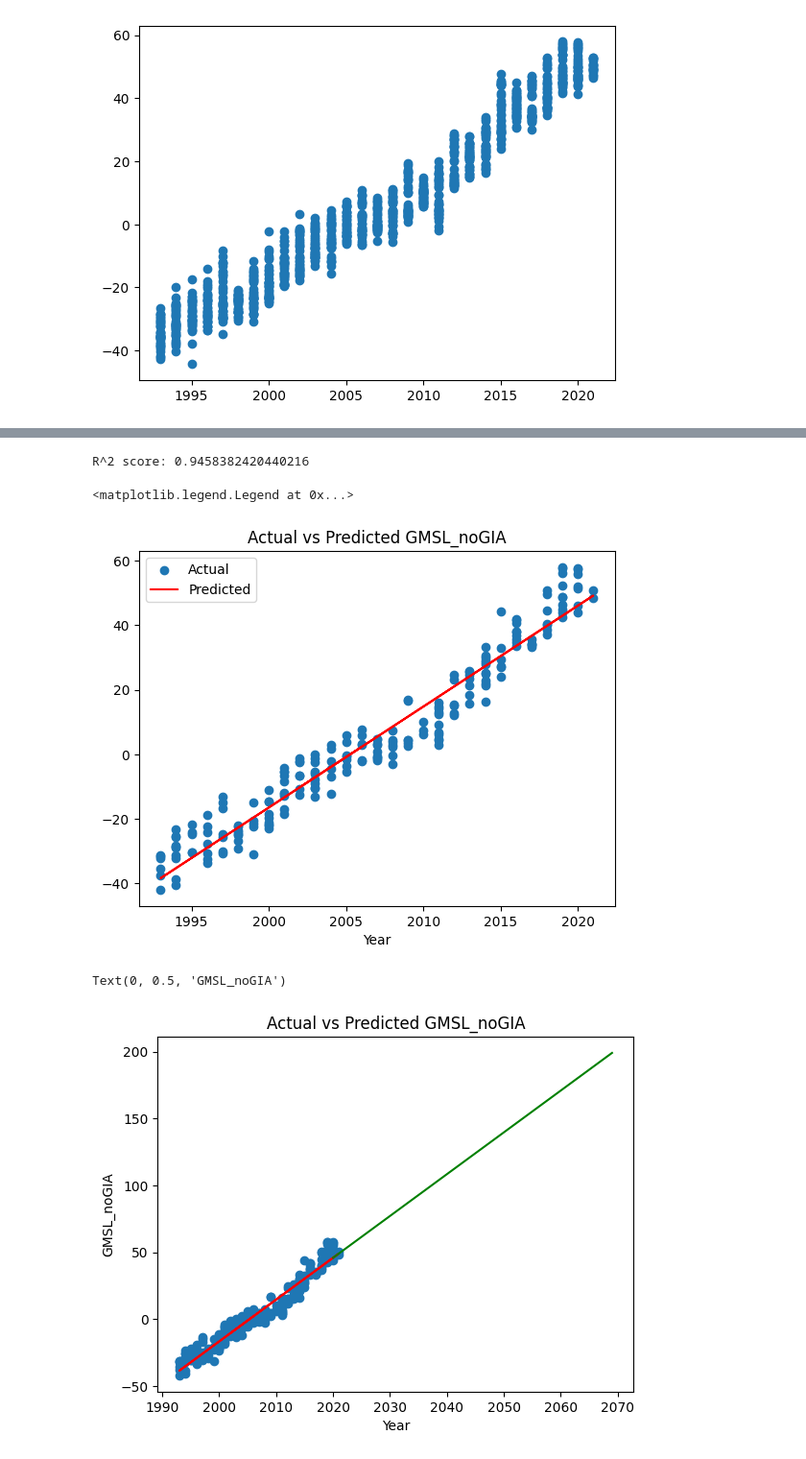
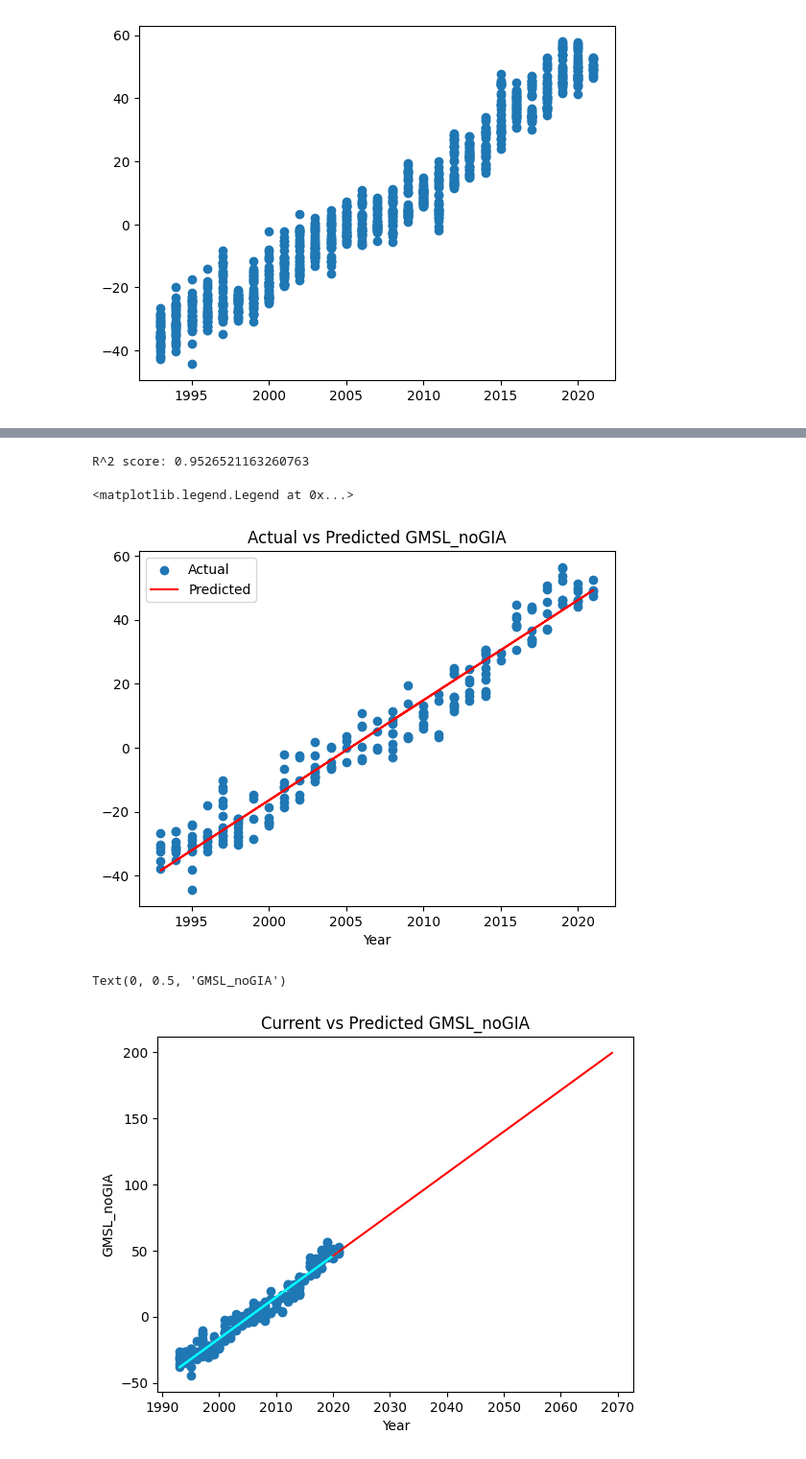
Before and after one commit to thestevenlol/DataSciML, a Jupyter notebook: sealevels/main.ipynb, the cells around one changed output, grey strips where cells are left out. Shown at 96% size. Cells and saved outputs as stored; diff of their text form; code cells hidden in the pictures.

```diff
--- a/sealevels/main.ipynb
+++ b/sealevels/main.ipynb
@@ -141,6 +124,8 @@ Text(0, 0.5, 'GMSL_noGIA')
 # %%
 from sklearn import linear_model
 from sklearn.model_selection import train_test_split
+import random
+import time
 
 # reshape to 2D array as must be two dimensional.
 X = years.values.reshape(-1, 1)
@@ -149,7 +134,9 @@ X = years.values.reshape(-1, 1)
 regr = linear_model.LinearRegression()
 
 # test train split
-X_train, X_test, y_train, y_test = train_test_split(X, gmsl_nogia, test_size=0.2, random_state=872390)
+random.seed(time.time())
+random_state = random.randint(0, 1000000)
+X_train, X_test, y_train, y_test = train_test_split(X, gmsl_nogia, test_size=0.2, random_state=random_state)
 
 # train the model
 regr.fit(X_train, y_train)
@@ -158,7 +145,7 @@ regr.fit(X_train, y_train)
 r2 = regr.score(X_test, y_test)
 print(f'R^2 score: {r2}')
 # %% [output]
-R^2 score: 0.9458382420440216
+R^2 score: 0.9526521163260763
 # %%
 # Compare the predicted values to the actual values
 y_pred = regr.predict(X_test)
@@ -171,20 +158,20 @@ plt.xlabel('Year')
 plt.legend(['Actual', 'Predicted'])
 # %% [output]
 <matplotlib.legend.Legend at 0x...>
-[figure, old version]
+[figure, new version]
 # %%
 # make predictions for the next 50 years
 import numpy as np
 future_years = np.array([year for year in range(2020, 2070)]).reshape(-1, 1)
 future_gmsl = regr.predict(future_years)
 
 # plot the future predictions
 plt.scatter(X_test, y_test)
-plt.plot(X_test, y_pred, color='red')
-plt.plot(future_years, future_gmsl, color='green')
-plt.title('Actual vs Predicted GMSL_noGIA')
+plt.plot(X_test, y_pred, color='cyan')
+plt.plot(future_years, future_gmsl, color='red')
+plt.title('Current vs Predicted GMSL_noGIA')
 plt.xlabel('Year')
 plt.ylabel('GMSL_noGIA')
 # %% [output]
 Text(0, 0.5, 'GMSL_noGIA')
-[figure, old version]
+[figure, new version]
```
Also changed, not shown: parts of 5 cells of this notebook.
